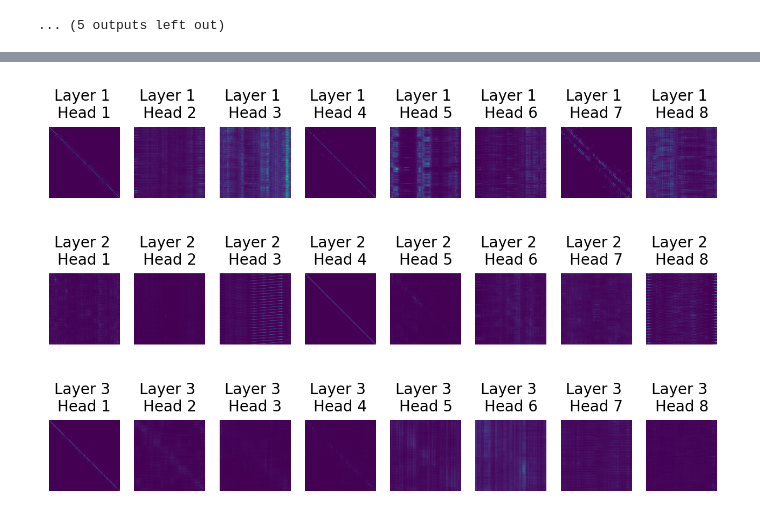
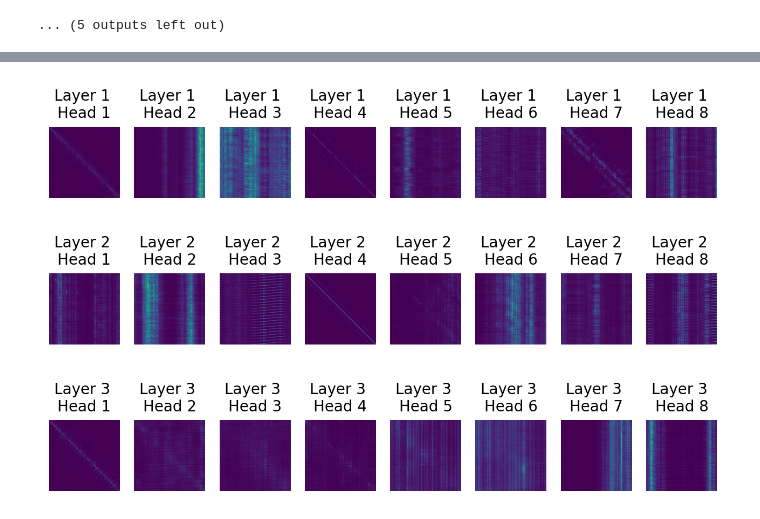
Before and after one commit to MaxvandenHoven/transformer-anomaly-detection, a Jupyter notebook: test.ipynb, the cells around one changed output, grey strips where cells are left out. Drawn from its saved outputs; the diff is of its cells as text; code cells hidden in the pictures.

```diff
--- a/test.ipynb
+++ b/test.ipynb
@@ -92,4 +92,4 @@ plt.show()
 # %%
-plot_attention_weights(layer_attn_weights.cpu().detach().numpy(), 7)
+plot_attention_weights(layer_attn_weights.cpu().detach().numpy(), 6)
 # %% [output]
-[figure, old version]
+[figure, new version]
```
Also changed, not shown: parts of 1 cell of this notebook, 14 other files.
